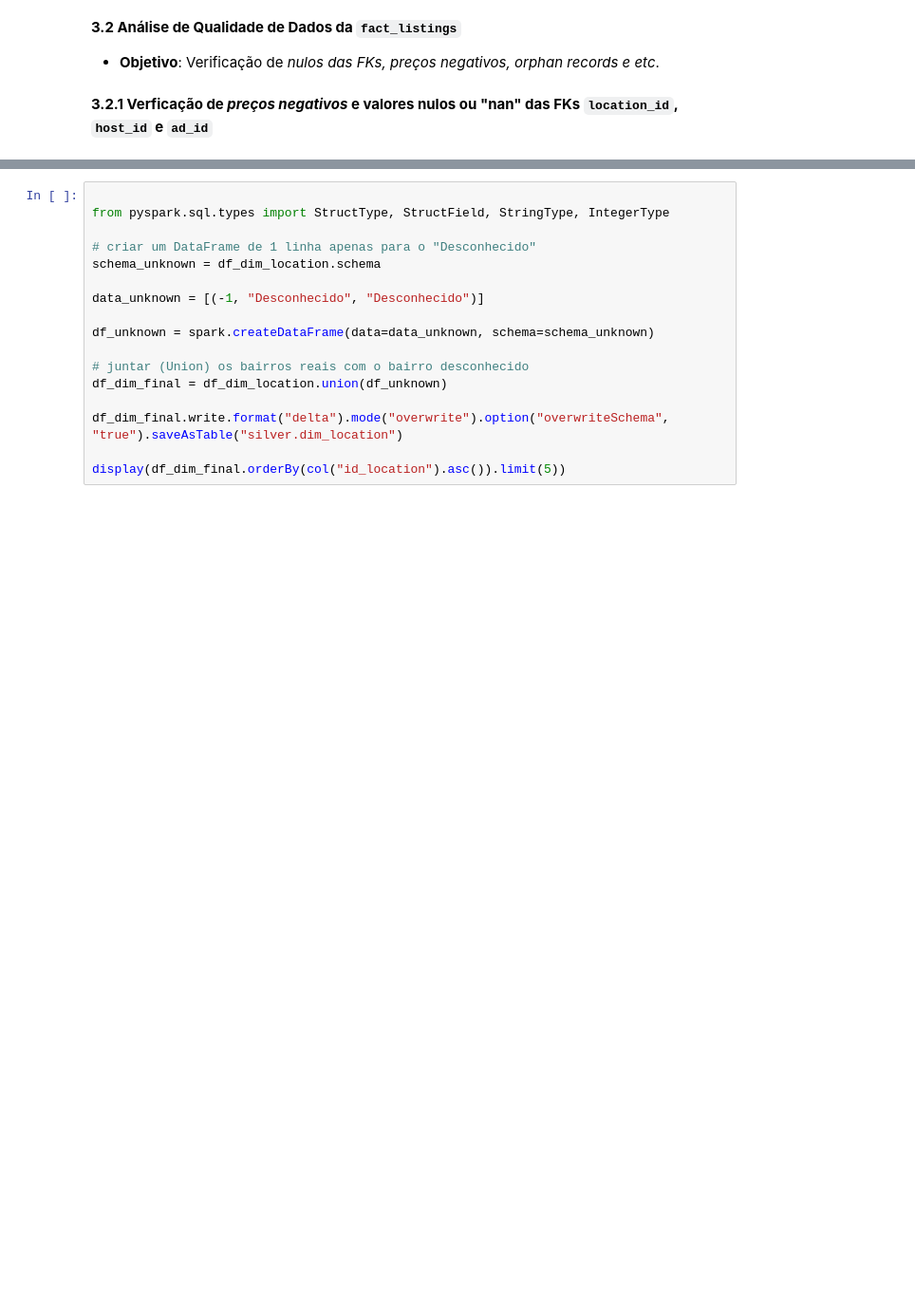
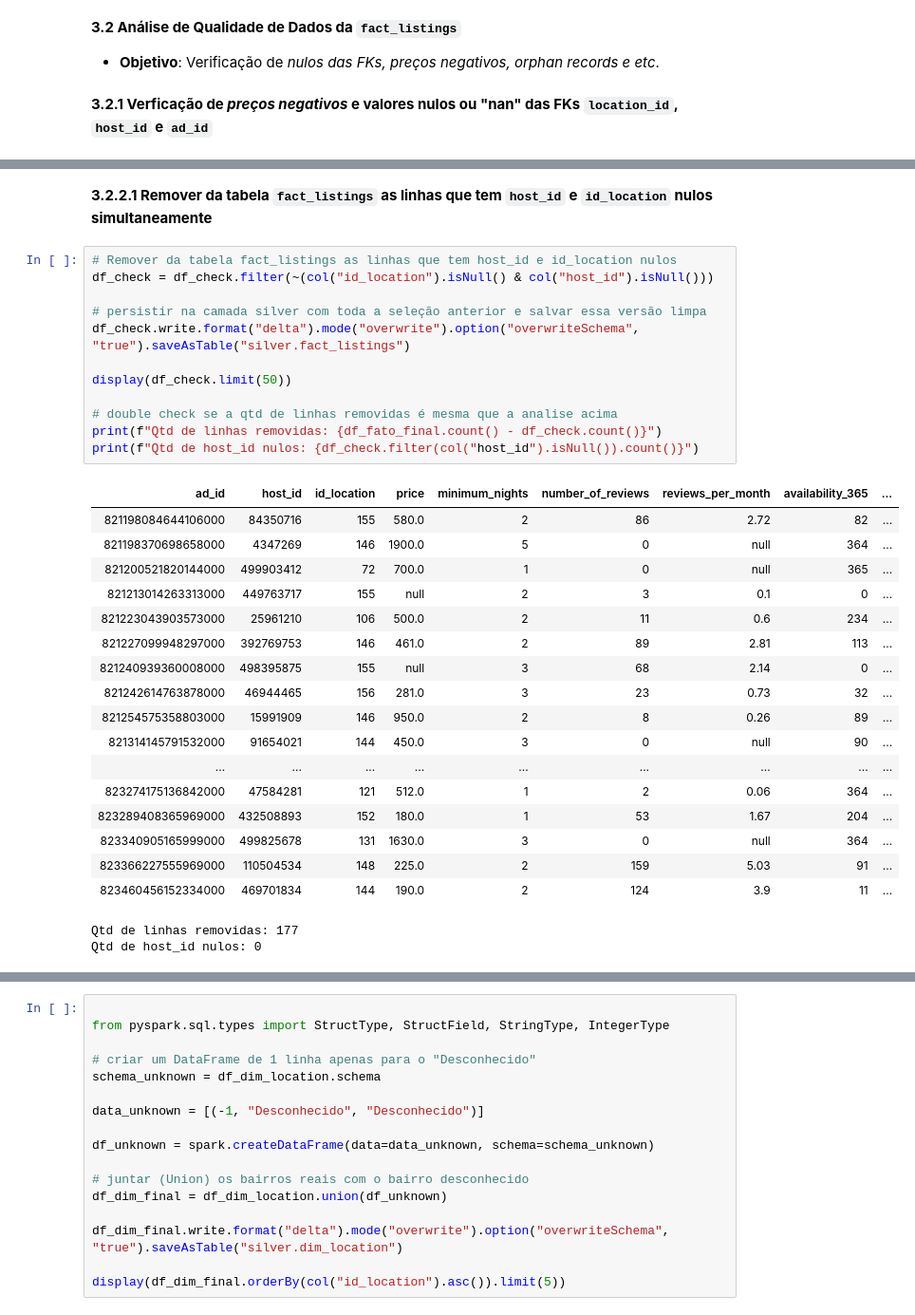
Before and after one commit to juliafarah/MVP_Data_Engineering, a Jupyter notebook: MVP_Pipeline_Airbnb_Rio.ipynb, the cells around one changed output, grey strips where cells are left out. Shown at 95% size. Cells and saved outputs as stored; diff of their text form; blank space fills up the shorter version.

```diff
--- a/MVP_Pipeline_Airbnb_Rio.ipynb
+++ b/MVP_Pipeline_Airbnb_Rio.ipynb
@@ -587 +614,35 @@ Registros sem host_id:
+# %% [markdown]
+**3.2.2.1 Remover da tabela `fact_listings` as linhas que tem `host_id` e `id_location` nulos simultaneamente**
+# %%
+# Remover da tabela fact_listings as linhas que tem host_id e id_location nulos
+df_check = df_check.filter(~(col("id_location").isNull() & col("host_id").isNull()))
+
+# persistir na camada silver com toda a seleção anterior e salvar essa versão limpa
+df_check.write.format("delta").mode("overwrite").option("overwriteSchema", "true").saveAsTable("silver.fact_listings")
+
+display(df_check.limit(50))
+
+# double check se a qtd de linhas removidas é mesma que a analise acima
+print(f"Qtd de linhas removidas: {df_fato_final.count() - df_check.count()}")
+print(f"Qtd de host_id nulos: {df_check.filter(col("host_id").isNull()).count()}")
+# %% [output]
+| ad_id | host_id | id_location | price | minimum_nights | number_of_reviews | reviews_per_month | availability_365 | ... |
+| 821198084644106000 | 84350716 | 155 | 580.0 | 2 | 86 | 2.72 | 82 | ... |
+| 821198370698658000 | 4347269 | 146 | 1900.0 | 5 | 0 | null | 364 | ... |
+| 821200521820144000 | 499903412 | 72 | 700.0 | 1 | 0 | null | 365 | ... |
+| 821213014263313000 | 449763717 | 155 | null | 2 | 3 | 0.1 | 0 | ... |
+| 821223043903573000 | 25961210 | 106 | 500.0 | 2 | 11 | 0.6 | 234 | ... |
+| 821227099948297000 | 392769753 | 146 | 461.0 | 2 | 89 | 2.81 | 113 | ... |
+| 821240939360008000 | 498395875 | 155 | null | 3 | 68 | 2.14 | 0 | ... |
+| 821242614763878000 | 46944465 | 156 | 281.0 | 3 | 23 | 0.73 | 32 | ... |
+| 821254575358803000 | 15991909 | 146 | 950.0 | 2 | 8 | 0.26 | 89 | ... |
+| 821314145791532000 | 91654021 | 144 | 450.0 | 3 | 0 | null | 90 | ... |
+| ... | ... | ... | ... | ... | ... | ... | ... | ... |
+| 823274175136842000 | 47584281 | 121 | 512.0 | 1 | 2 | 0.06 | 364 | ... |
+| 823289408365969000 | 432508893 | 152 | 180.0 | 1 | 53 | 1.67 | 204 | ... |
+| 823340905165999000 | 499825678 | 131 | 1630.0 | 3 | 0 | null | 364 | ... |
+| 823366227555969000 | 110504534 | 148 | 225.0 | 2 | 159 | 5.03 | 91 | ... |
+| 823460456152334000 | 469701834 | 144 | 190.0 | 2 | 124 | 3.9 | 11 | ... |
+Qtd de linhas removidas: 177
+Qtd de host_id nulos: 0
 # %% [markdown]
```
Also changed, not shown: parts of 21 cells of this notebook.
